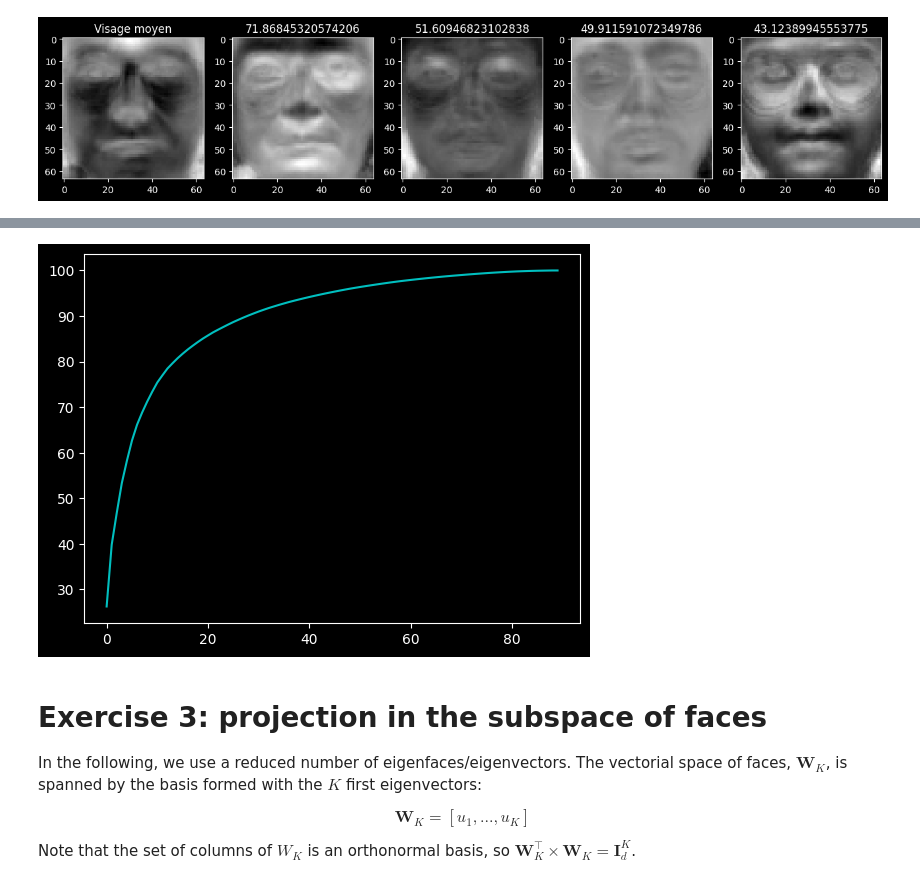
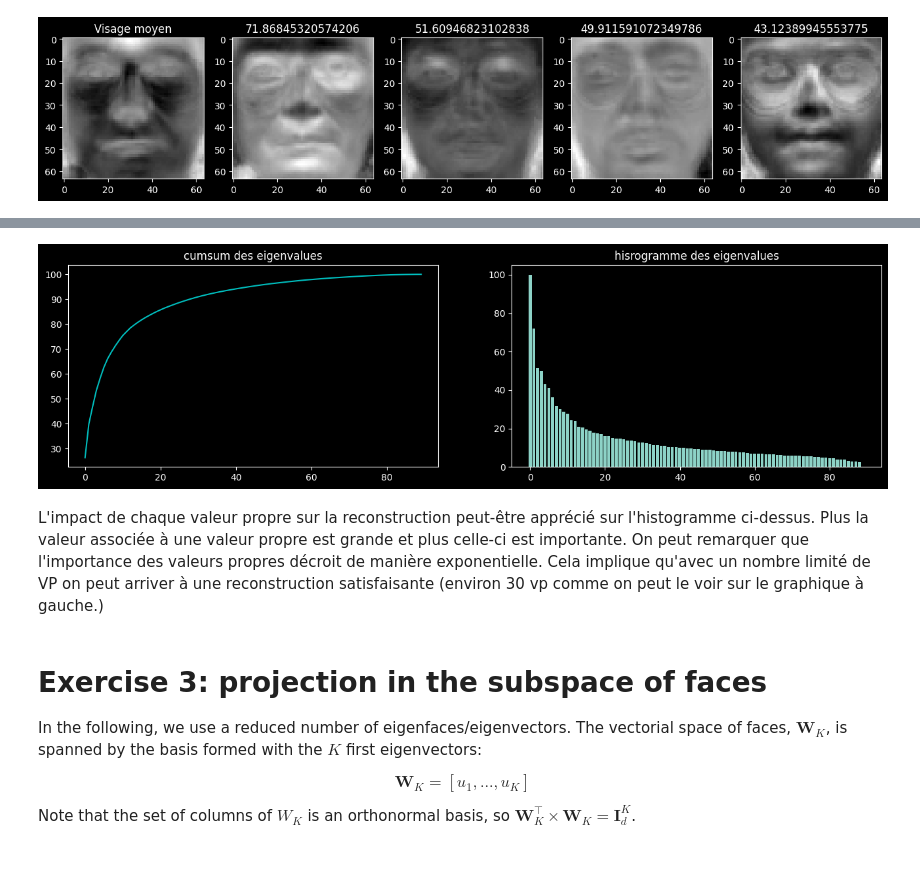
Before and after one commit to HugoRdet/BIMA, a Jupyter notebook: TME9-10/TME9-10.ipynb, the cells around one changed output, grey strips where cells are left out. Drawn from its saved outputs; the diff is of its cells as text; code cells hidden in the pictures.

```diff
--- a/TME9-10/TME9-10.ipynb
+++ b/TME9-10/TME9-10.ipynb
@@ -255,12 +255,26 @@ Text(0.5, 1.0, '43.12389945553775')
 # %%
 
 
 cumsum=np.cumsum(S**2)
 
-plt.plot(np.arange(0,S.shape[0],1),cumsum/cumsum[-1]*100,'c')
+
+
+
+
+fig = plt.figure(figsize=plt.figaspect(0.25))
+
+ax = fig.add_subplot(1, 2, 1)
+ax.plot(np.arange(0,S.shape[0],1),cumsum/cumsum[-1]*100,'c')
+ax.set_title("cumsum des eigenvalues")
+
+ax = fig.add_subplot(1, 2, 2)
+ax.bar(np.arange(0,S.shape[0],1),S/np.max(S)*100)
+ax.set_title("hisrogramme des eigenvalues")
 plt.show()
 # %% [output]
-[figure, old version]
+[figure, new version]
+# %% [markdown]
+L'impact de chaque valeur propre sur la reconstruction peut-être apprécié sur l'histogramme ci-dessus. Plus la valeur associée à une valeur propre est grande et plus celle-ci est importante. On peut remarquer que l'importance des valeurs propres décroit de manière exponentielle. Cela implique qu'avec un nombre limité de VP on peut arriver à une reconstruction satisfaisante (environ 30 vp comme on peut le voir sur le graphique à gauche.)
 # %% [markdown]
 # Exercise 3: projection in the subspace of faces
 
```
Also changed, not shown: parts of 13 cells of this notebook.
